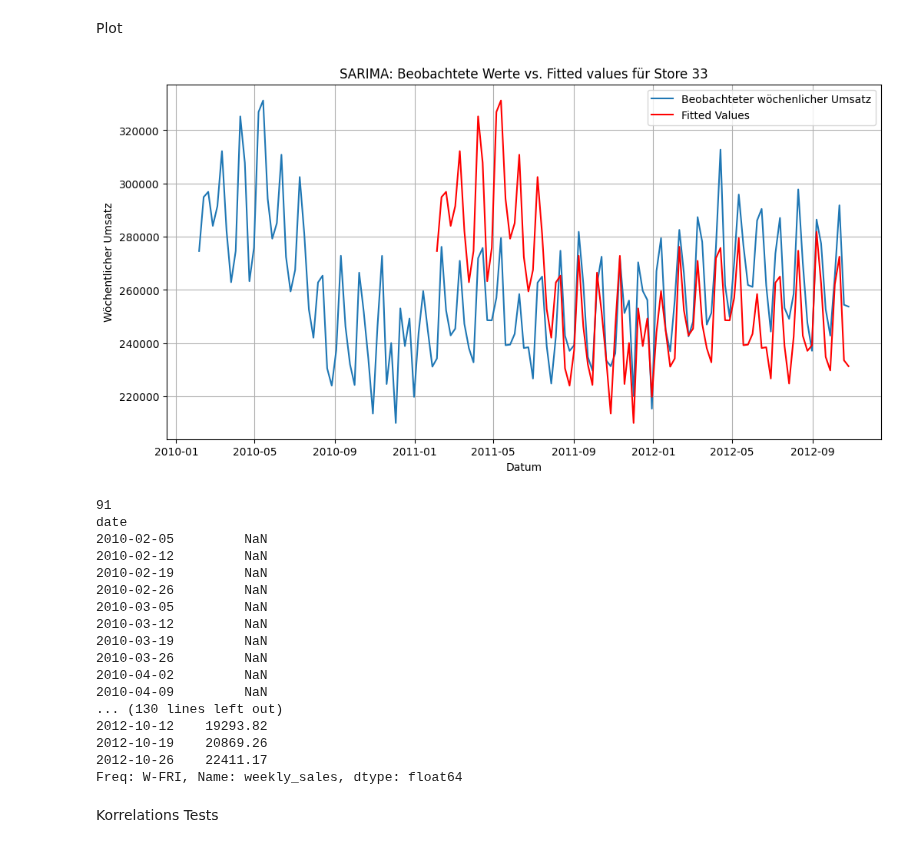
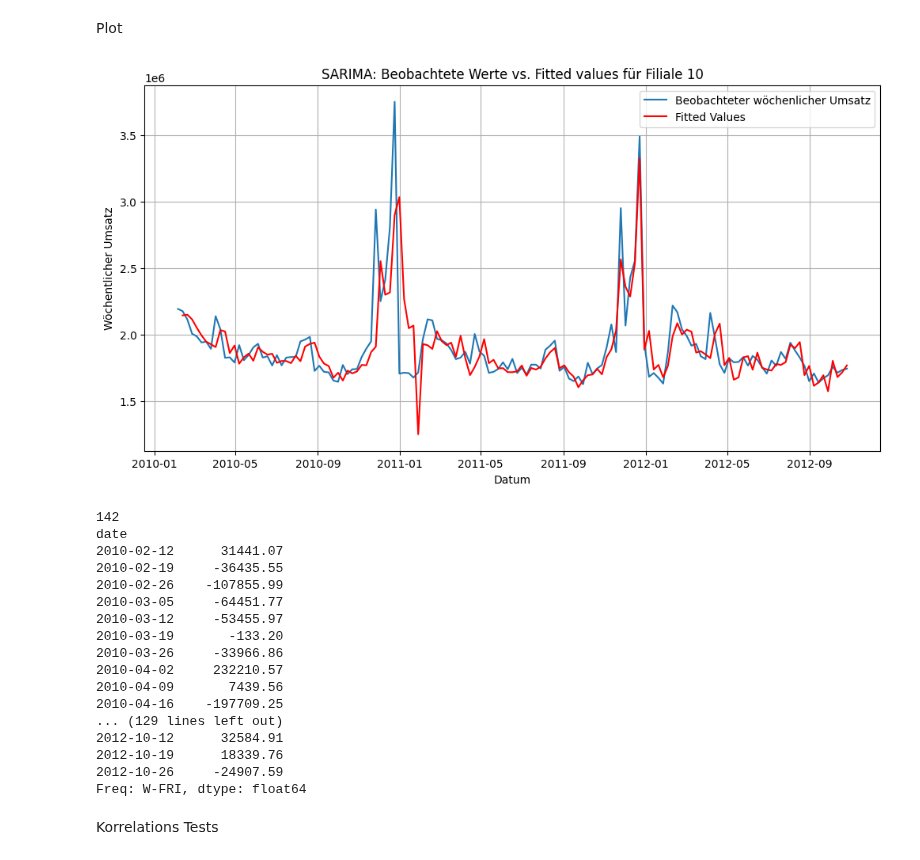
Before and after one commit to netalivo/Bachelor, a Jupyter notebook: main_single_store.ipynb, the cells around one changed output. Saved outputs shown, nothing was run; the diff lists cells and outputs as text; code cells hidden in the pictures.

```diff
--- a/main_single_store.ipynb
+++ b/main_single_store.ipynb
@@ -25,7 +25,7 @@ df.columns = df.columns.str.lower()
 1 Store wählen
 # %%
 # Filtern nach Store
-store_number = 33
+store_number = 10
 store = df[df['store'] == store_number].copy()
 
 # Datum als Index setzen
@@ -57,8 +57,8 @@ Seasonal
 # %% [markdown]
 Modell wählen
 # %%
-#model_type = 'SARIMA'
-model_type = 'Naive'
+model_type = 'SARIMA'
+#model_type = 'Naive'
 # %% [markdown]
 Residuen und Fitted Values berechnen
 # %%
@@ -79,38 +79,38 @@ Plot
 # %%
 plt.figure(figsize=(12, 6))
 plt.plot(sales, label='Beobachteter wöchenlicher Umsatz')
 plt.plot(fitted_values, color='red', label='Fitted Values')
-plt.title('SARIMA: Beobachtete Werte vs. Fitted values für Store {}'.format(store_number))
+plt.title('SARIMA: Beobachtete Werte vs. Fitted values für Filiale {}'.format(store_number))
 plt.xlabel('Datum')
 plt.ylabel('Wöchentlicher Umsatz')
 plt.legend()
 plt.grid(True)
 plt.show()
 # %% [output]
-[figure, old version]
+[figure, new version]
 # %%
 pd.set_option('display.max_rows', None)
 non_nan_count = resid.count()
 print(non_nan_count)
 print(resid)
 # %% [output]
-91
+142
 date
-2010-02-05         NaN
-2010-02-12         NaN
-2010-02-19         NaN
-2010-02-26         NaN
-2010-03-05         NaN
-2010-03-12         NaN
-2010-03-19         NaN
-2010-03-26         NaN
-2010-04-02         NaN
-2010-04-09         NaN
-... (130 lines left out)
-2012-10-12    19293.82
-2012-10-19    20869.26
-2012-10-26    22411.17
-Freq: W-FRI, Name: weekly_sales, dtype: float64
+2010-02-12      31441.07
+2010-02-19     -36435.55
+2010-02-26    -107855.99
+2010-03-05     -64451.77
+2010-03-12     -53455.97
+2010-03-19       -133.20
+2010-03-26     -33966.86
+2010-04-02     232210.57
+2010-04-09       7439.56
+2010-04-16    -197709.25
+... (129 lines left out)
+2012-10-12      32584.91
+2012-10-19      18339.76
+2012-10-26     -24907.59
+Freq: W-FRI, dtype: float64
 # %% [markdown]
 Korrelations Tests
 # %%
```
Also changed, not shown: parts of 8 cells of this notebook, 4 other files.
